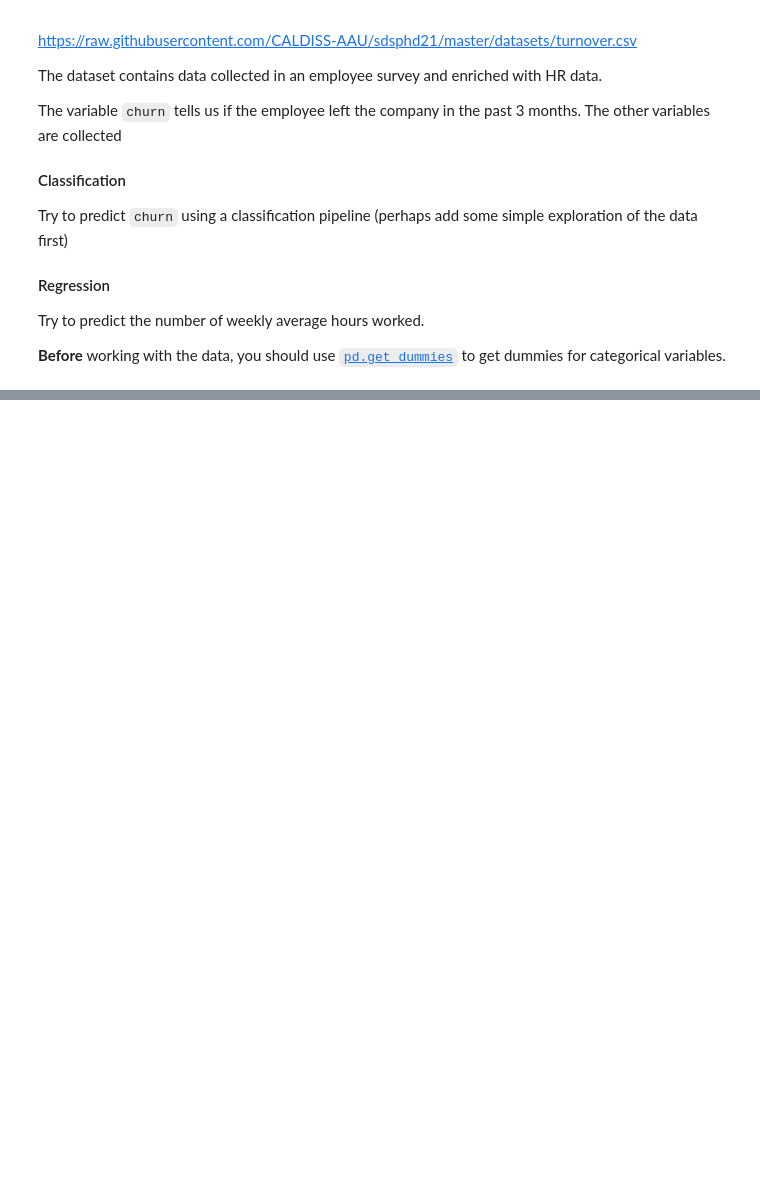
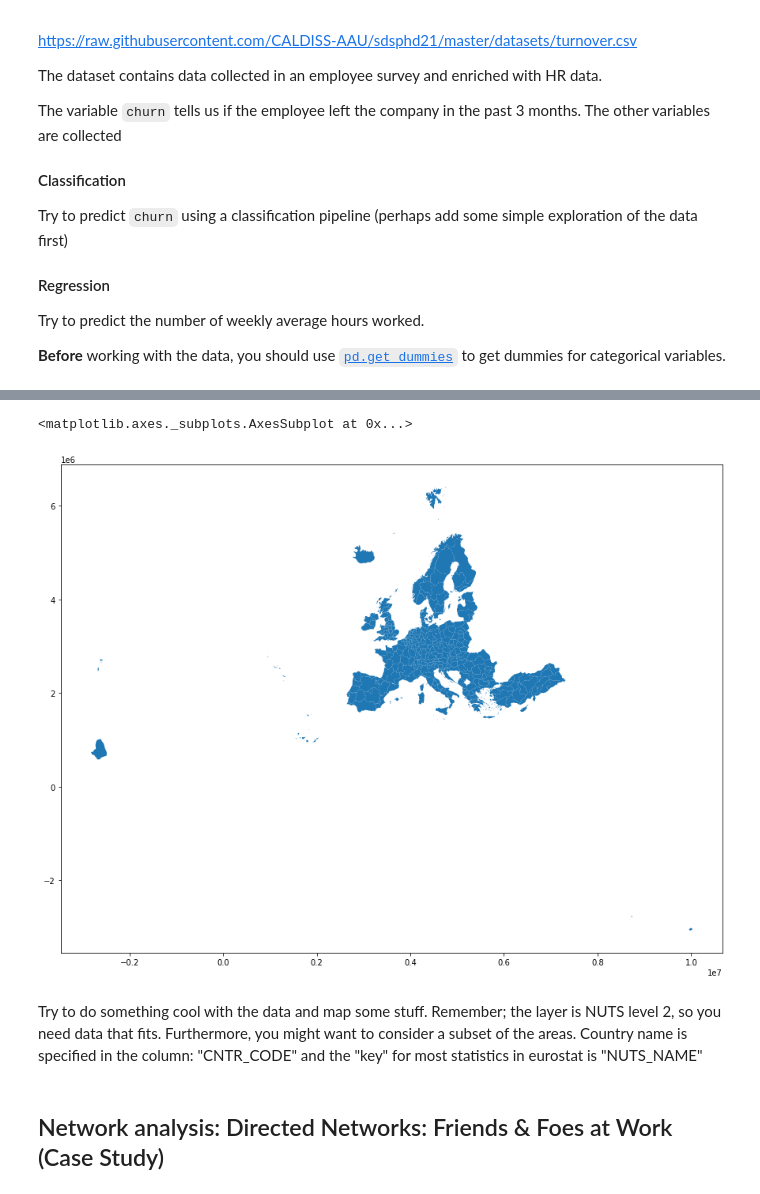
Before and after one commit to CALDISS-AAU/sdsphd21, a Jupyter notebook: notebooks/portfolio/sdsphd21_portfolio-assignments.ipynb, the cells around one changed output, grey strips where cells are left out. Saved outputs shown, nothing was run; the diff lists cells and outputs as text; code cells hidden in the pictures; blank space fills up the shorter version.

```diff
--- a/notebooks/portfolio/sdsphd21_portfolio-assignments.ipynb
+++ b/notebooks/portfolio/sdsphd21_portfolio-assignments.ipynb
@@ -66,0 +101,10 @@ Try to predict the number of weekly average hours worked.
+# %%
+nuts = gdp.read_file("NUTS_RG_20M_2021_3035_LEVL_2.shp")
+nuts.plot(figsize=(15,15))
+# %% [output]
+<matplotlib.axes._subplots.AxesSubplot at 0x...>
+[figure, added]
+# %% [markdown]
+Try to do something cool with the data and map some stuff. Remember; the layer is NUTS level 2, so you need data that fits. Furthermore, you might want to consider a subset of the areas. Country name is specified in the column: "CNTR_CODE" and the "key" for most statistics in eurostat is "NUTS_NAME"
+# %% [markdown]
+## Network analysis: Directed Networks: Friends & Foes at Work (Case Study)
```
Also changed, not shown: parts of 24 cells of this notebook.
